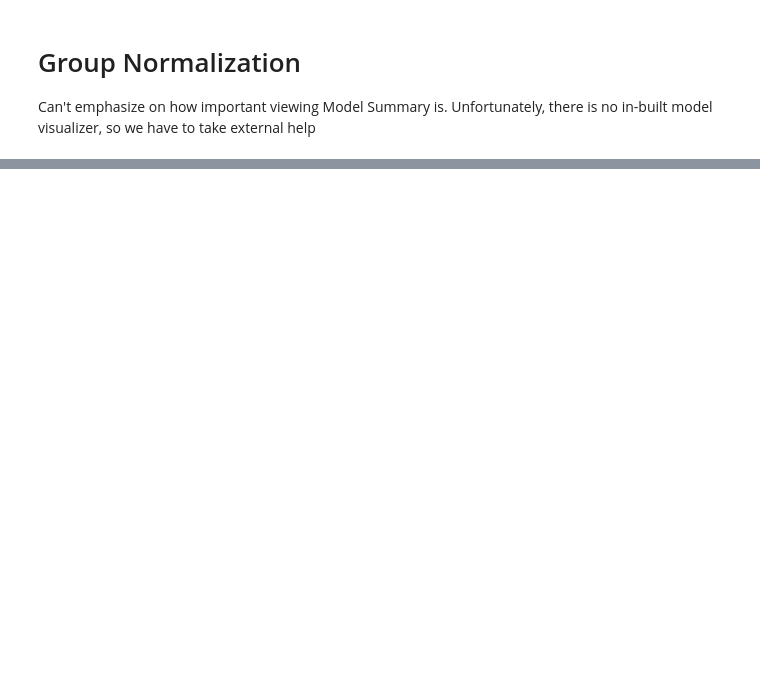
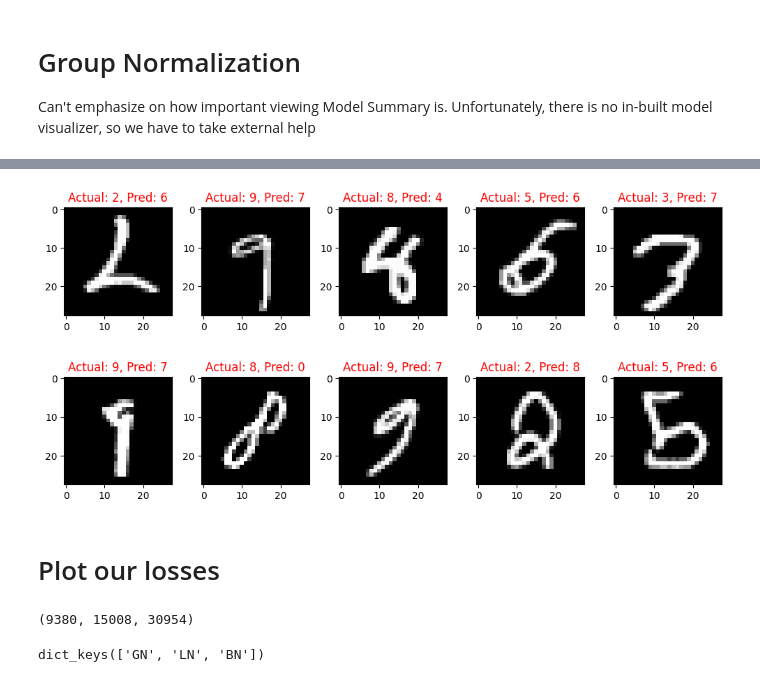
Before and after one commit to tsai-praveen/tsai-assignments, a Jupyter notebook: S5/S5_Assignment.ipynb, the cells around one changed output, grey strips where cells are left out. Cells and saved outputs as stored; diff of their text form; code cells hidden in the pictures; blank space fills up the shorter version.

```diff
--- a/S5/S5_Assignment.ipynb
+++ b/S5/S5_Assignment.ipynb
@@ -413,0 +342,4 @@ Text(0.5, 1.0, 'Test Accuracy')
+# %%
+curr_normtype = NormType.BATCHNORM
+model_bn = Net(norm_type=curr_normtype).to(device)
+print(summary(model_bn, input_size=(1, 1, 28, 28)))
@@ -413,0 +364,12 @@ Text(0.5, 1.0, 'Test Accuracy')
+# %%
+from torch.optim.lr_scheduler import StepLR
+
+optimizer = optim.SGD(model_bn.parameters(), lr=0.01, momentum=0.9)
+scheduler = StepLR(optimizer, step_size=1, gamma=0.1)
+
+EPOCHS = 20
+for epoch in range(EPOCHS):
+    print("EPOCH:", epoch+1)
+    train(model_bn, device, train_loader, optimizer, epoch, curr_normtype, True)
+    scheduler.step()
+    test(model_bn, device, test_loader, curr_normtype)
@@ -413,0 +412,18 @@ Text(0.5, 1.0, 'Test Accuracy')
+# %%
+wrong_classifications(model_bn, test_loader)
+# %% [output]
+[figure, added]
+# %% [markdown]
+# Plot our losses
+# %%
+len(train_losses['GN']), len(train_losses['LN']), len(train_losses['BN'])
+# %% [output]
+(9380, 15008, 30954)
+# %%
+tr_losses = dict()
+tr_losses["GN"] = [x.cpu().item() for x in train_losses["GN"]]
+tr_losses["LN"] = [x.cpu().item() for x in train_losses["LN"]]
+tr_losses["BN"] = [x.cpu().item() for x in train_losses["BN"]]
+print(tr_losses.keys())
+# %% [output]
+dict_keys(['GN', 'LN', 'BN'])
```
Also changed, not shown: parts of 28 cells of this notebook, 1 other file.
